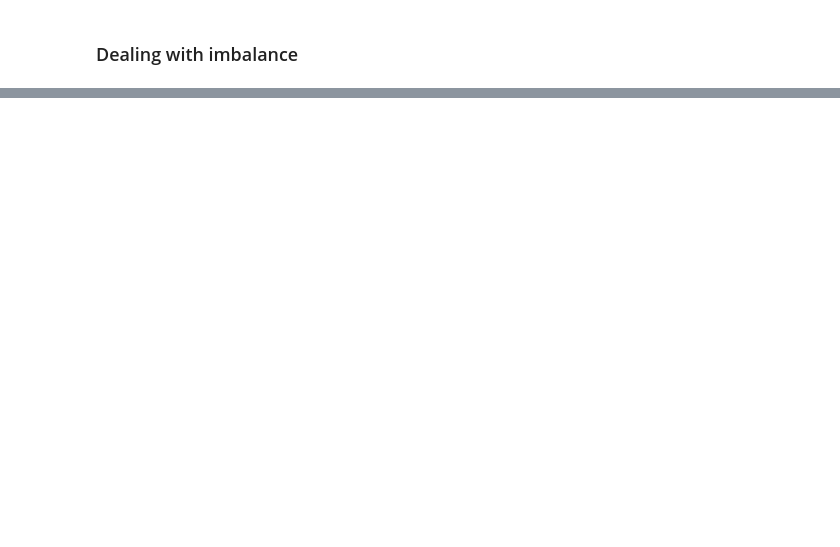
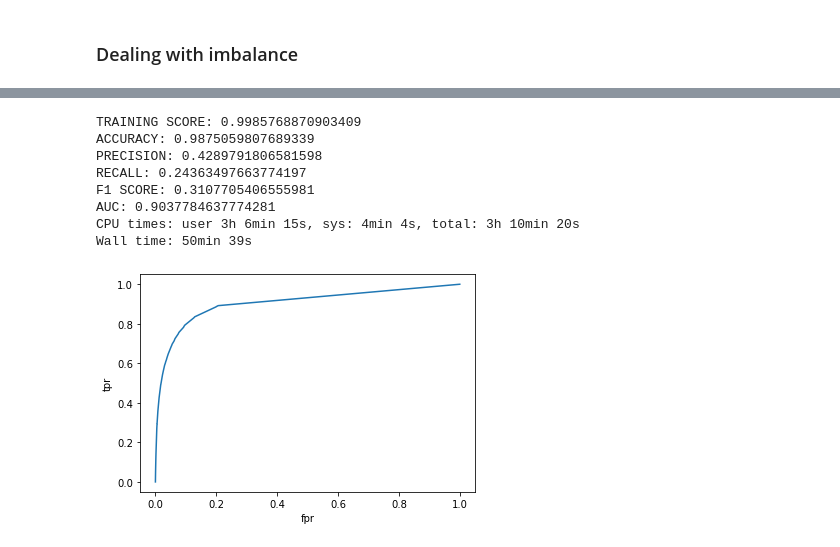
Before and after one commit to Laurajmoreno/ML_and_CRO, a Jupyter notebook: CLASSIFICATION_OPTIMIZATION_Random-Forest-with-fulldata-no-carrito-pedido.ipynb, the cells around one changed output, grey strips where cells are left out. Drawn from its saved outputs; the diff is of its cells as text; code cells hidden in the pictures; blank space fills up the shorter version.

```diff
--- a/CLASSIFICATION_OPTIMIZATION_Random-Forest-with-fulldata-no-carrito-pedido.ipynb
+++ b/CLASSIFICATION_OPTIMIZATION_Random-Forest-with-fulldata-no-carrito-pedido.ipynb
@@ -1630,0 +1930,18 @@ X_test_final_df
+# %%
+X_train_featsel_over=np.load(data_root+'X_train_featsel_ADASYN.npy')
+y_train_over=np.load(data_root+'y_train_ADASYN.npy')
+# %%
+%%time
+
+clf = RandomForestClassifier(n_estimators=100,n_jobs=-1, oob_score=True,bootstrap=True,random_state=42)
+evaluate(clf,X_train_featsel_over, X_test_final, y_train_over, y_test)
+# %% [output]
+TRAINING SCORE: 0.9985768870903409
+ACCURACY: 0.9875059807689339
+PRECISION: 0.4289791806581598
+RECALL: 0.24363497663774197
+F1 SCORE: 0.3107705406555981
+AUC: 0.9037784637774281
+CPU times: user 3h 6min 15s, sys: 4min 4s, total: 3h 10min 20s
+Wall time: 50min 39s
+[figure, added]
```
Also changed, not shown: parts of 41 cells of this notebook, 1 other file.
